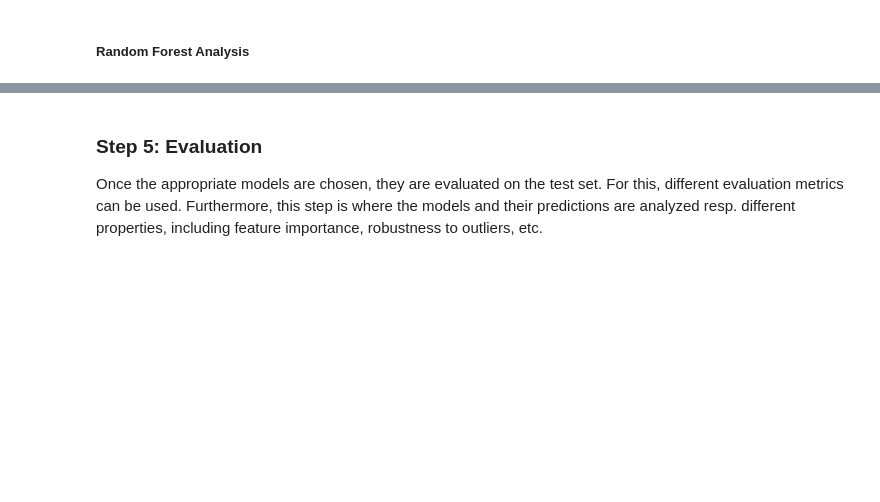
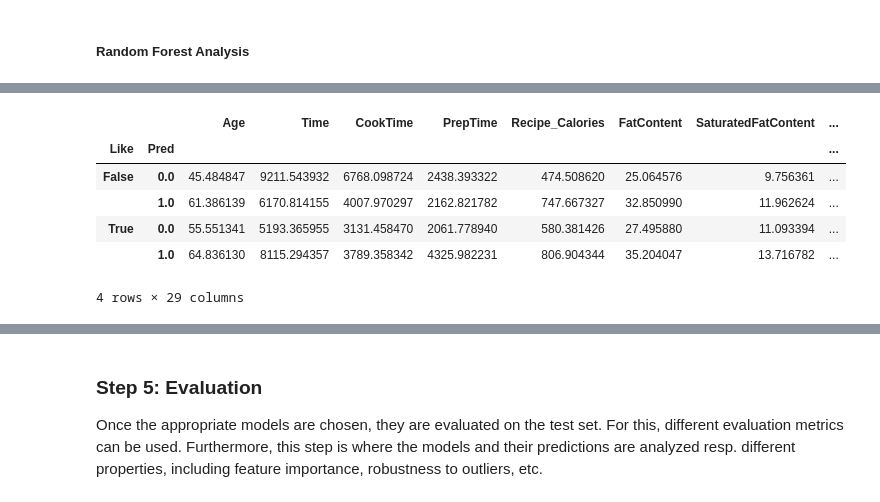
Before and after one commit to lauracorssac/AC-Harpy-Eagle, a Jupyter notebook: CRISPDM notebook.ipynb, the cells around one changed output, grey strips where cells are left out. Saved outputs shown, nothing was run; the diff lists cells and outputs as text; code cells hidden in the pictures; blank space fills up the shorter version.

```diff
--- a/CRISPDM notebook.ipynb
+++ b/CRISPDM notebook.ipynb
@@ -314,0 +483,10 @@ print("specificity = ", specificity)
+# %%
+tabela.groupby(["Like", "Pred"]).mean()
+# %% [output]
+|  |  | Age | Time | CookTime | PrepTime | Recipe_Calories | FatContent | SaturatedFatContent | ... |
+| Like | Pred |  |  |  |  |  |  |  | ... |
+| False | 0.0 | 45.484847 | 9211.543932 | 6768.098724 | 2438.393322 | 474.508620 | 25.064576 | 9.756361 | ... |
+|  | 1.0 | 61.386139 | 6170.814155 | 4007.970297 | 2162.821782 | 747.667327 | 32.850990 | 11.962624 | ... |
+| True | 0.0 | 55.551341 | 5193.365955 | 3131.458470 | 2061.778940 | 580.381426 | 27.495880 | 11.093394 | ... |
+|  | 1.0 | 64.836130 | 8115.294357 | 3789.358342 | 4325.982231 | 806.904344 | 35.204047 | 13.716782 | ... |
+4 rows × 29 columns
```
Also changed, not shown: parts of 17 cells of this notebook.
